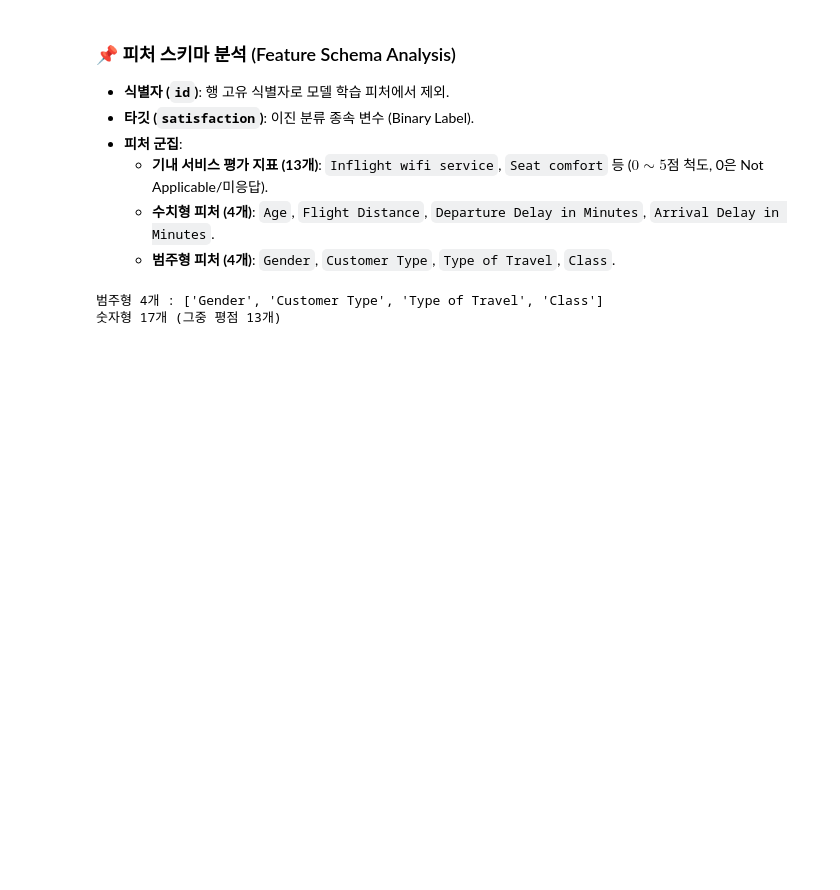
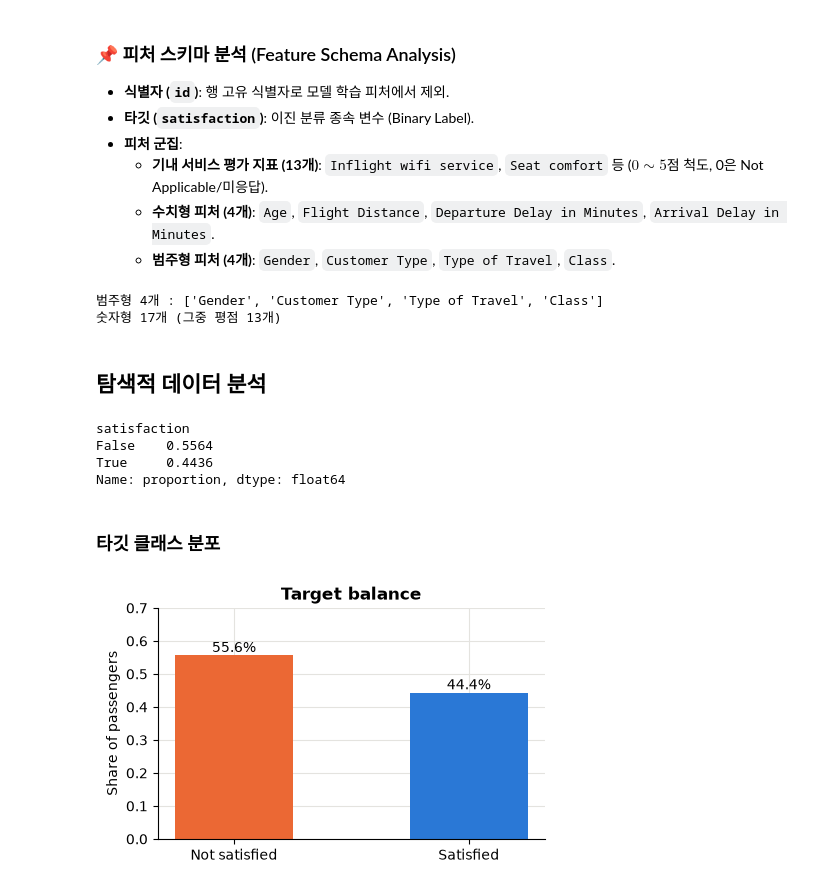
Before and after one commit to bryjna07/Kaggle_Airline_Satisfaction, a Jupyter notebook: notebooks/01_eda.ipynb, the cells around one changed output. Cells and saved outputs as stored; diff of their text form; code cells hidden in the pictures; blank space fills up the shorter version.

```diff
--- a/notebooks/01_eda.ipynb
+++ b/notebooks/01_eda.ipynb
@@ -163,3 +163,26 @@ print(f"숫자형 {len(NUM_COLS)}개 (그중 평점 {len(RATING_COLS)}개)")
 # %% [output]
 범주형 4개 : ['Gender', 'Customer Type', 'Type of Travel', 'Class']
 숫자형 17개 (그중 평점 13개)
+# %% [markdown]
+## 탐색적 데이터 분석
+# %%
+target_rate = train[TARGET].value_counts(normalize=True).sort_index()
+print(target_rate.round(4))
+# %% [output]
+satisfaction
+False    0.5564
+True     0.4436
+Name: proportion, dtype: float64
+# %% [markdown]
+### 타깃 클래스 분포
+# %%
+fig, ax = plt.subplots(figsize=(5, 3))
+ax.bar(["Not satisfied", "Satisfied"], target_rate.values, color=[COLOR_ALT, COLOR_MAIN], width=0.5)
+for i, v in enumerate(target_rate.values):
+    ax.text(i, v + 0.01, f"{v:.1%}", ha="center")
+ax.set_ylim(0, 0.7)
+ax.set_ylabel("Share of passengers")
+ax.set_title("Target balance")
+plt.show()
+# %% [output]
+[figure, added]
```
Also changed, not shown: parts of 10 cells of this notebook.
